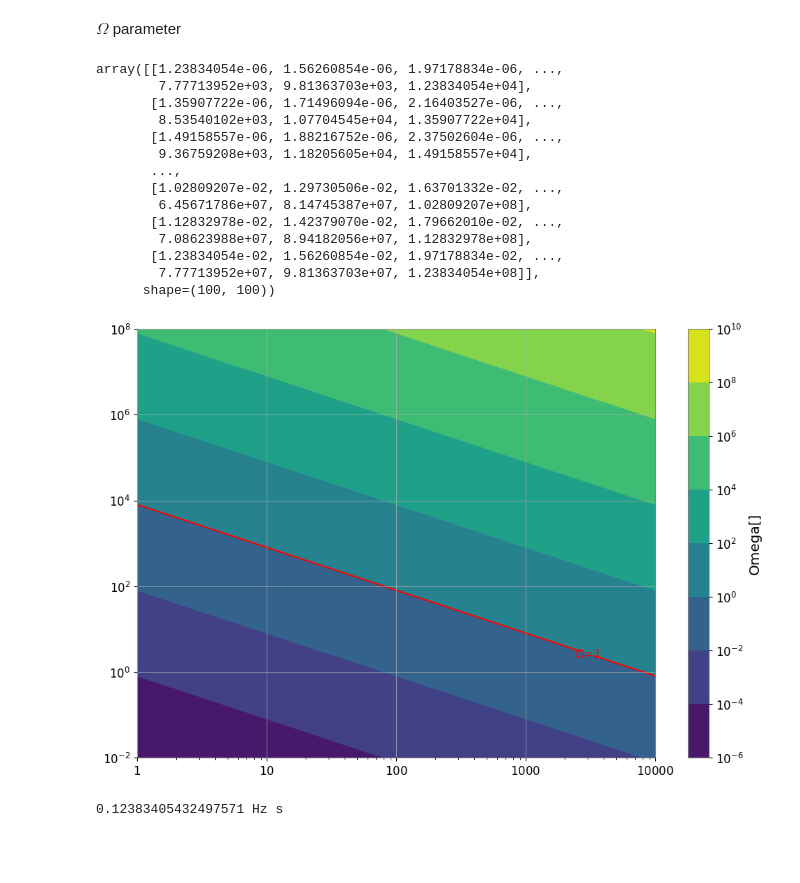
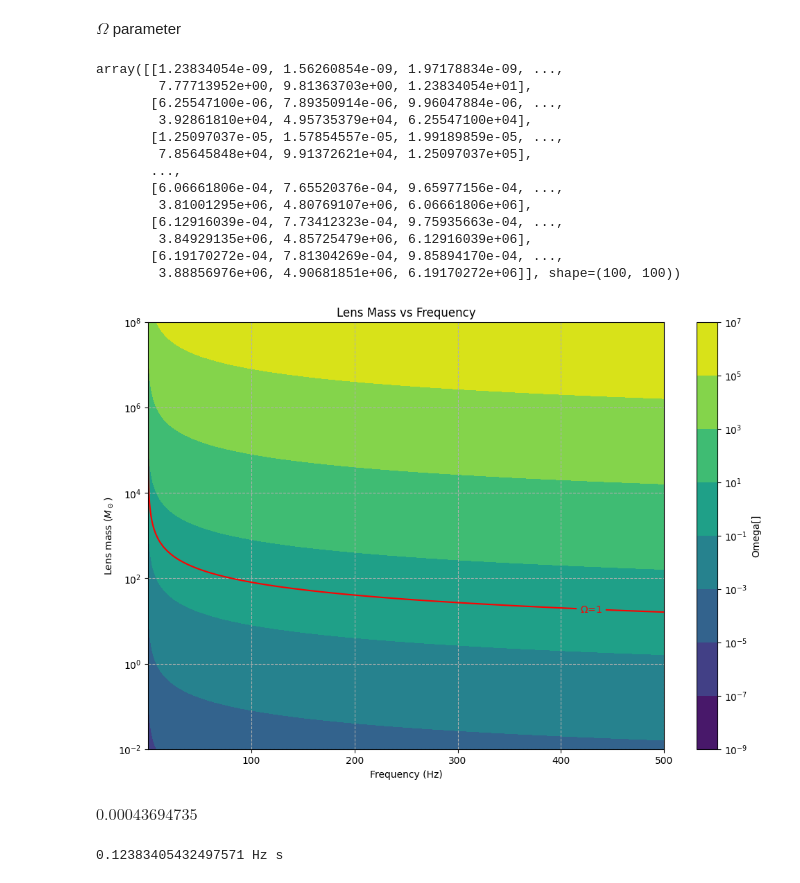
Before and after one commit to rspagn/personal, a Jupyter notebook: eikonal.ipynb, the cells around one changed output. Saved outputs shown, nothing was run; the diff lists cells and outputs as text; code cells hidden in the pictures; blank space fills up the shorter version.

```diff
--- a/eikonal.ipynb
+++ b/eikonal.ipynb
@@ -93,34 +93,48 @@ def omega (Ml,f):
     omega = cons * Ml_kg * f_Hz
     return omega.value
 # %%
-f_range = np.logspace(0,4,100)
+f_range = np.linspace(0.001,500,100)
 m_range = np.logspace (-2,8,100)
 
 m_grid,f_grid = np.meshgrid(f_range,m_range,indexing = 'ij')
 omega_grid = omega(m_grid,f_grid)
 omega_grid.reshape(m_grid.shape)
 # %% [output]
-array([[1.23834054e-06, 1.56260854e-06, 1.97178834e-06, ...,
-        7.77713952e+03, 9.81363703e+03, 1.23834054e+04],
-       [1.35907722e-06, 1.71496094e-06, 2.16403527e-06, ...,
-        8.53540102e+03, 1.07704545e+04, 1.35907722e+04],
-       [1.49158557e-06, 1.88216752e-06, 2.37502604e-06, ...,
-        9.36759208e+03, 1.18205605e+04, 1.49158557e+04],
+array([[1.23834054e-09, 1.56260854e-09, 1.97178834e-09, ...,
+        7.77713952e+00, 9.81363703e+00, 1.23834054e+01],
+       [6.25547100e-06, 7.89350914e-06, 9.96047884e-06, ...,
+        3.92861810e+04, 4.95735379e+04, 6.25547100e+04],
+       [1.25097037e-05, 1.57854557e-05, 1.99189859e-05, ...,
+        7.85645848e+04, 9.91372621e+04, 1.25097037e+05],
        ...,
-       [1.02809207e-02, 1.29730506e-02, 1.63701332e-02, ...,
-        6.45671786e+07, 8.14745387e+07, 1.02809207e+08],
-       [1.12832978e-02, 1.42379070e-02, 1.79662010e-02, ...,
-        7.08623988e+07, 8.94182056e+07, 1.12832978e+08],
-       [1.23834054e-02, 1.56260854e-02, 1.97178834e-02, ...,
-        7.77713952e+07, 9.81363703e+07, 1.23834054e+08]],
-      shape=(100, 100))
+       [6.06661806e-04, 7.65520376e-04, 9.65977156e-04, ...,
+        3.81001295e+06, 4.80769107e+06, 6.06661806e+06],
+       [6.12916039e-04, 7.73412323e-04, 9.75935663e-04, ...,
+        3.84929135e+06, 4.85725479e+06, 6.12916039e+06],
+       [6.19170272e-04, 7.81304269e-04, 9.85894170e-04, ...,
+        3.88856976e+06, 4.90681851e+06, 6.19170272e+06]], shape=(100, 100))
 # %%
 plt.figure(figsize=(12,8))
-contour = plt.contourf(m_grid,f_grid,omega_grid,levels = 20,norm = LogNorm())
+contour = plt.contourf(m_grid,f_grid,omega_grid,levels = 30,norm = LogNorm())
 plt.colorbar(contour,label = 'Omega[]')
 contour_line = plt.contour(m_grid,f_grid,omega_grid,levels =[1],colors = 'red',linewidth = 2)
 plt.clabel(contour_line,inline=True,fmt='$\Omega$=1')
-plt.xscale('log')
 plt.yscale('log')
+plt.xlabel('Frequency (Hz)')
+plt.ylabel('Lens mass ($M_\odot$)')
+pylab.grid(True, which="both", ls="--")
+plt.title('Lens Mass vs Frequency')
+gw_bands = {
+    'LISA': (0.001, 0.1),
+    'LIGO/Virgo': (10, 500),
+    'ET': (1, 500)
+}
+
+
+lens_types = {
+    'Planetary': (0.01, 0.1),
+    'Stellar': (1, 100),
+    'SMBH': (1e4, 1e8)
+}
 # %% [output]
-[figure, old version]
+[figure, new version]
@@ -127,3 +171,7 @@ plt.yscale('log')
+# %%
+td
+# %% [output]
+$0.00043694735 \; \mathrm{}$
 # %%
 print (omega(10,100))
 # %% [output]
```
Also changed, not shown: parts of 3 cells of this notebook.
